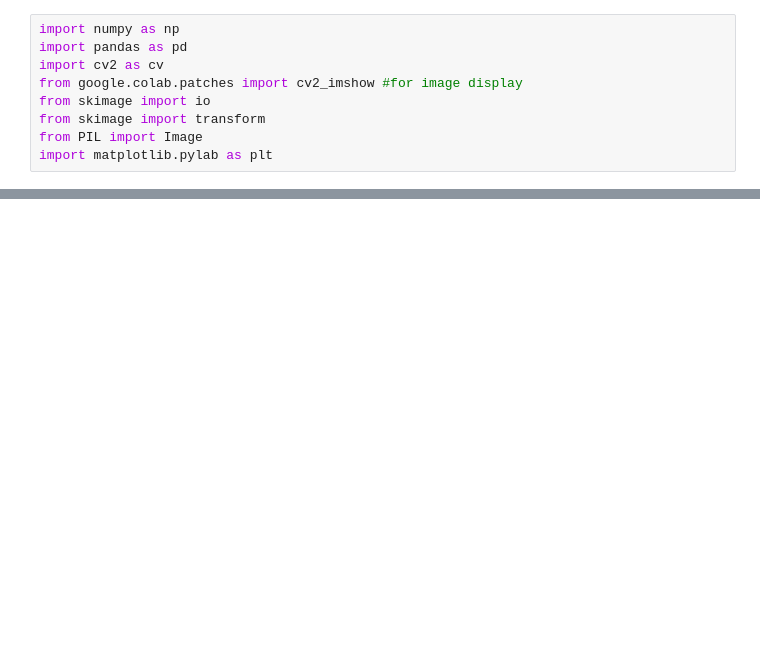
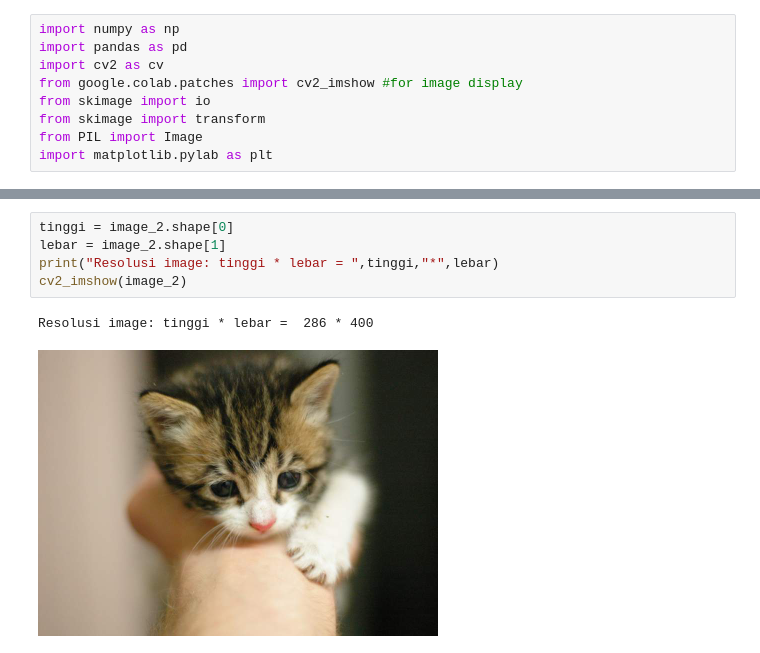
Before and after one commit to kinanpermata/PCVK-Genap-20-21, a Jupyter notebook: Week1.ipynb, the cells around one changed output, grey strips where cells are left out. Cells and saved outputs as stored; diff of their text form; blank space fills up the shorter version.

```diff
--- a/Week1.ipynb
+++ b/Week1.ipynb
@@ -25,0 +30,8 @@ for url in urls:
+# %%
+tinggi = image_2.shape[0]
+lebar = image_2.shape[1]
+print("Resolusi image: tinggi * lebar = ",tinggi,"*",lebar)
+cv2_imshow(image_2)
+# %% [output]
+Resolusi image: tinggi * lebar =  286 * 400
+[figure, added]
```
Also changed, not shown: parts of 2 cells of this notebook.
